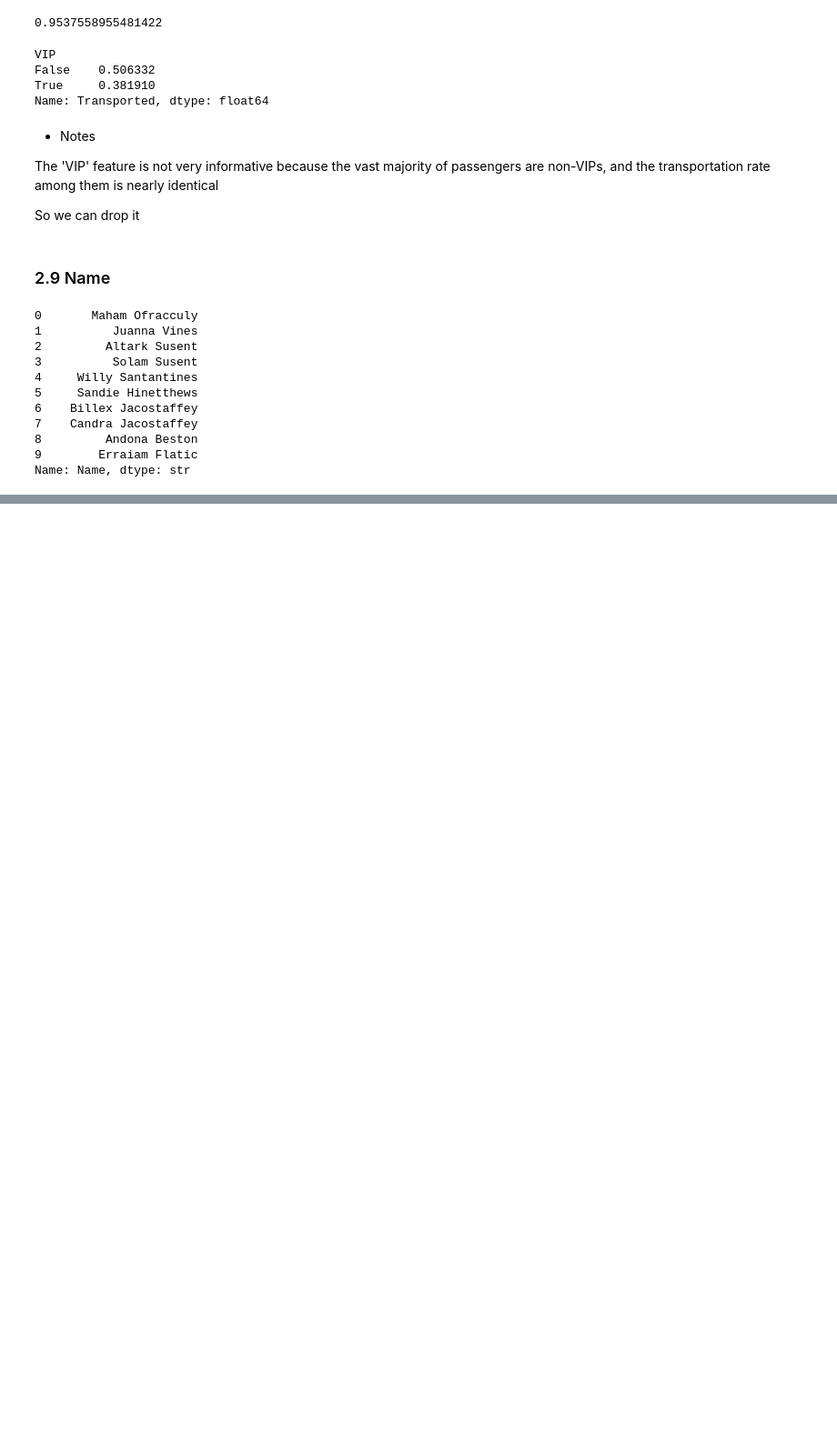
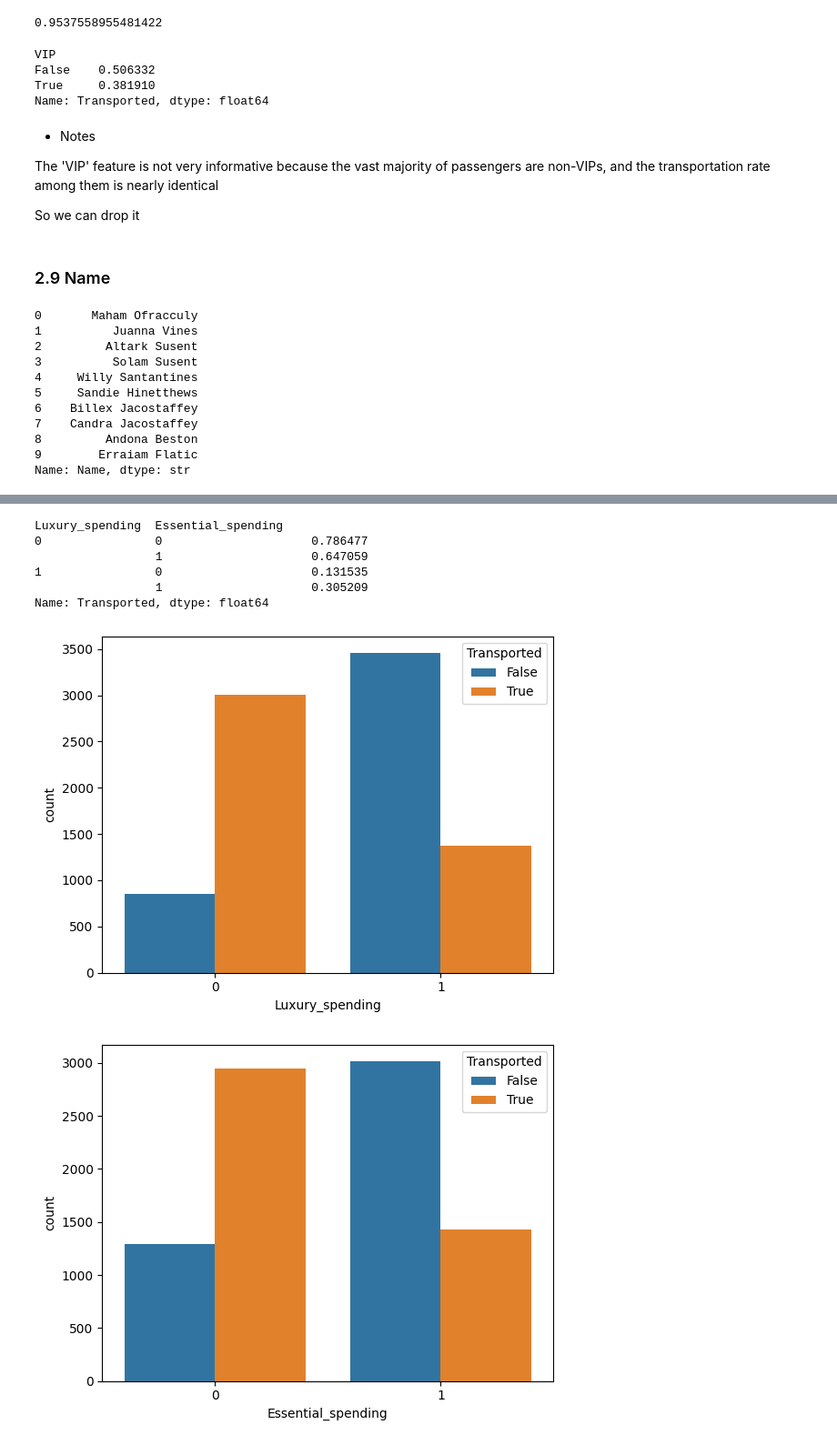
Before and after one commit to bina02/kaggle-Spaceship-titanic, a Jupyter notebook: main.ipynb, the cells around one changed output, grey strips where cells are left out. Shown at 91% size. Cells and saved outputs as stored; diff of their text form; code cells hidden in the pictures; blank space fills up the shorter version.

```diff
--- a/main.ipynb
+++ b/main.ipynb
@@ -291,0 +344,20 @@ Name: Name, dtype: str
+# %%
+luxury = ['RoomService', 'Spa', 'VRDeck']
+essential = ['ShoppingMall', 'FoodCourt']
+X_cp['Luxury_spending'] = (X_cp[luxury].sum(axis=1) != 0).astype(int)
+X_cp['Essential_spending'] = (X_cp[essential].sum(axis=1) != 0).astype(int)
+# %%
+print(X_cp.groupby(['Luxury_spending', 'Essential_spending'])['Transported'].mean())
+sns.countplot(x=X_cp['Luxury_spending'], hue=X_cp['Transported'])
+plt.show()
+sns.countplot(x=X_cp['Essential_spending'], hue=X_cp['Transported'])
+plt.show()
+# %% [output]
+Luxury_spending  Essential_spending
+0                0                     0.786477
+                 1                     0.647059
+1                0                     0.131535
+                 1                     0.305209
+Name: Transported, dtype: float64
+[figure, added]
+[figure, added]
```
Also changed, not shown: parts of 31 cells of this notebook.
